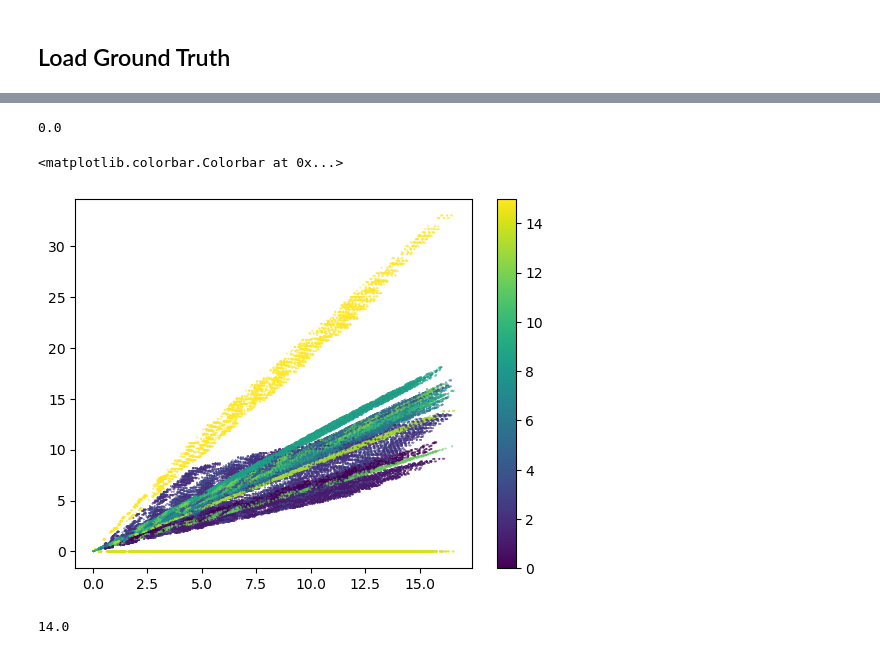
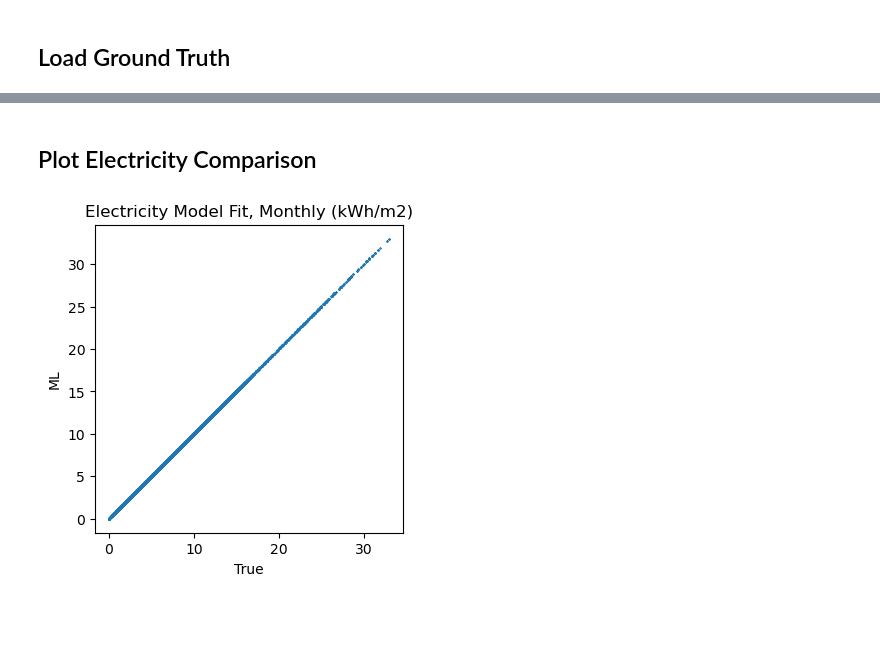
Before and after one commit to szvsw/ml-for-building-energy-modeling, a Jupyter notebook: ml-for-bem/notebooks/validate.ipynb, the cells around one changed output, grey strips where cells are left out. Cells and saved outputs as stored; diff of their text form; code cells hidden in the pictures; blank space fills up the shorter version.

```diff
--- a/ml-for-bem/notebooks/validate.ipynb
+++ b/ml-for-bem/notebooks/validate.ipynb
@@ -282,28 +272,26 @@ WARNING: Not all buildings have ground truth results!!
-# %%
-scheds[14].sum()
-# %% [output]
-0.0
+# %% [markdown]
+## Plot Electricity Comparison
 # %%
 template_indices = (
     building_meta.loc[true_results_ids, "template_idx"]
     .astype(float)
     .values.reshape(-1, 1)
     .repeat(12, axis=1)
     .flatten()
 )
 pred_elec_res = pred_elec.loc[true_results_ids].values.flatten()
+
+fig = plt.figure(figsize=(4, 4))
+
 plt.scatter(
     true_results["Electricity:Facility"].values.flatten(),
     pred_elec_res,
     # alpha=0.1,
     s=0.1,
-    c=template_indices,
 )
-plt.colorbar()
+plt.title("Electricity Model Fit, Monthly (kWh/m2)")
+plt.xlabel("True")
+plt.ylabel("ML")
+plt.gca().set_aspect("equal", "box")
 # %% [output]
-<matplotlib.colorbar.Colorbar at 0x...>
-[figure, old version]
+[figure, new version]
-# %%
-building_meta.iloc[3].template_idx
-# %% [output]
-14.0
```
Also changed, not shown: parts of 18 cells of this notebook, 1 other file.
